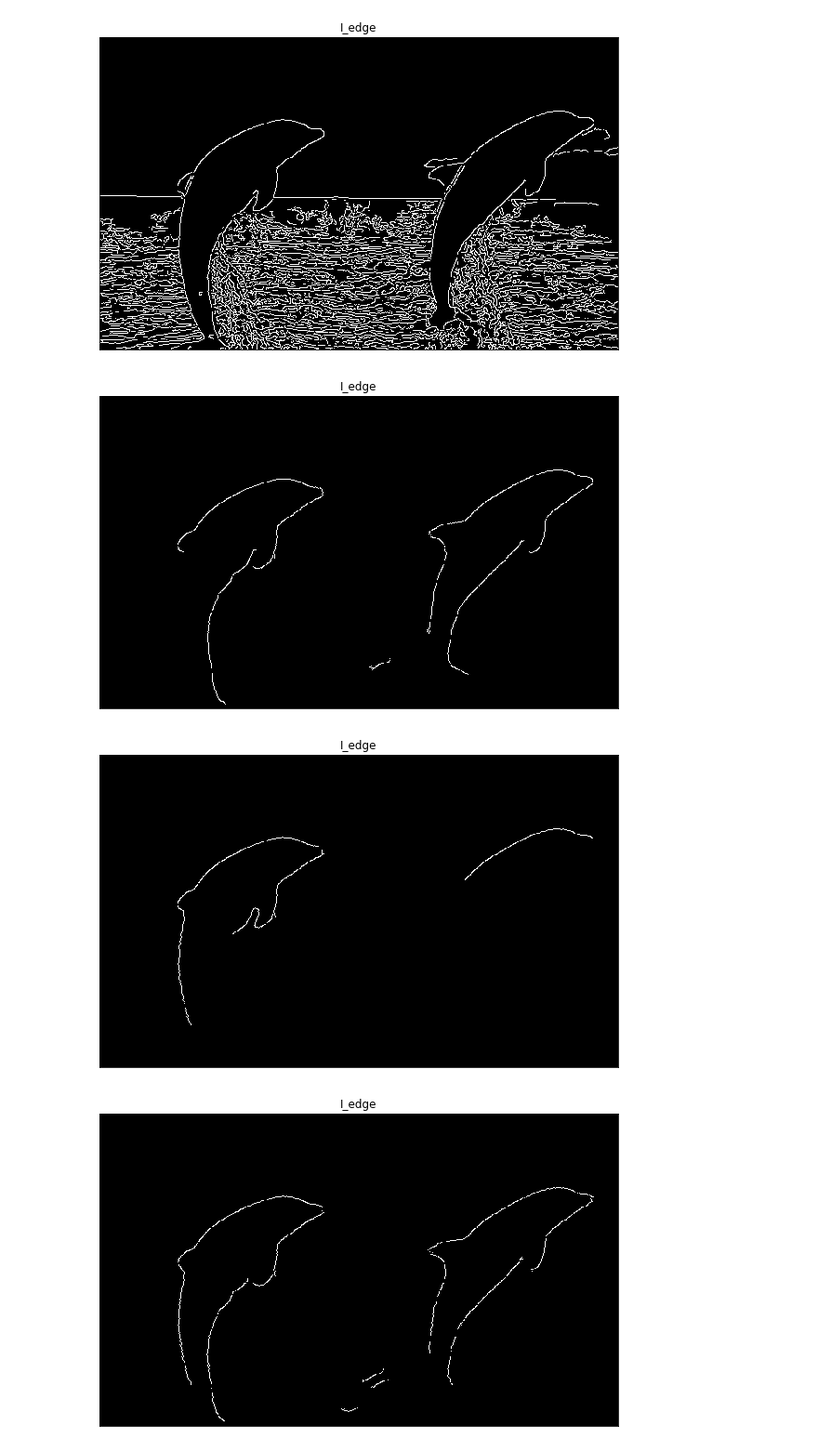
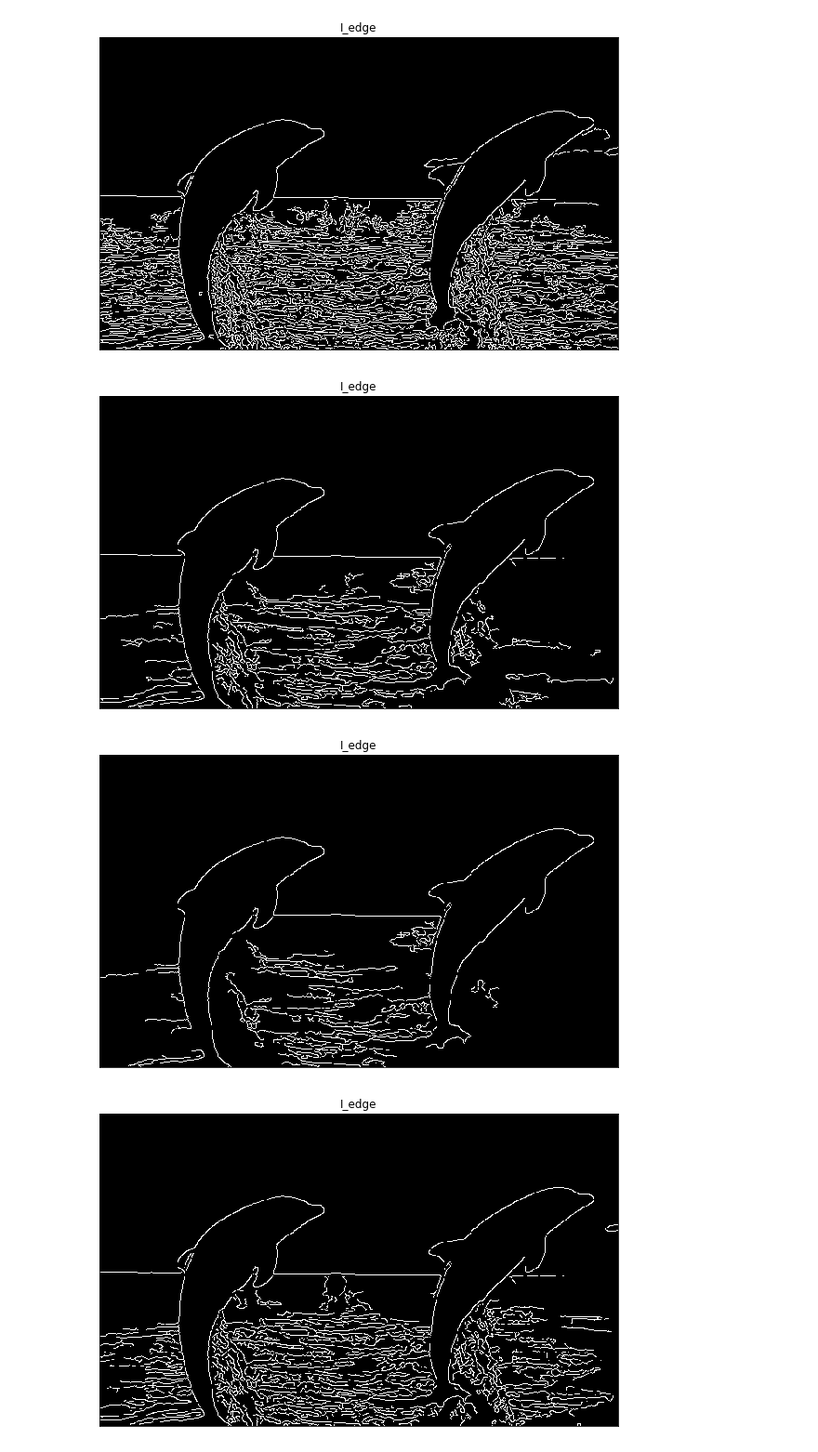
Before and after one commit to alextorabi/ECSE415, a Jupyter notebook: Assignment_1/A1.3.3.ipynb, the cells around one changed output. Shown at 93% size. Cells and saved outputs as stored; diff of their text form; code cells hidden in the pictures.

```diff
--- a/Assignment_1/A1.3.3.ipynb
+++ b/Assignment_1/A1.3.3.ipynb
@@ -1,4 +1,5 @@
 # %%
+# 3.3.2
 # creating an image
 import numpy as np
 import cv2
@@ -6,62 +7,60 @@ import matplotlib.pyplot as plt
 
 
 # store image path
-img_path = "./dolphin.jpg"
+dop_img_path = "./dolphin.jpg"
 # load image as gray-scaled
-img = cv2.imread(img_path, cv2.IMREAD_GRAYSCALE)
+dop_img = cv2.imread(dop_img_path, cv2.IMREAD_GRAYSCALE)
 
 # blur image before-hand
-img = cv2.GaussianBlur(img, (5, 5), 0)
+dop_img = cv2.GaussianBlur(dop_img, (5, 5), 0)
 
 # compute Canny edges
-I_edge = cv2.Canny(img, 10, 100)
+dop_I_edge = cv2.Canny(dop_img, 10, 100)
 #I_edge = cv2.Canny(img, 50, 100)
 
 # display images
 plt.figure(figsize=(10, 10))
-plt.subplot(111), plt.imshow(I_edge, cmap="gray")
+plt.subplot(111), plt.imshow(dop_I_edge, cmap="gray")
 plt.title("I_edge"), plt.xticks([]), plt.yticks([])
 plt.show()
 # %% [output]
 [figure]
 # %%
 # blur image before-hand
-img = cv2.GaussianBlur(img, (5,5), 0)
+dop_img = cv2.GaussianBlur(dop_img, (5,5), 0)
 
 # compute Canny edges
-I_edge = cv2.Canny(img, 10, 150)
+I_edge = cv2.Canny(dop_img, 10, 150)
 # display images
 plt.figure(figsize=(10, 10))
 plt.subplot(111), plt.imshow(I_edge, cmap="gray")
 plt.title("I_edge"), plt.xticks([]), plt.yticks([])
 plt.show()
 # %% [output]
-[figure, old version]
+[figure, new version]
 # %%
 # blur image before-hand
-img = cv2.GaussianBlur(img, (5,5), 0)
-
+dop_img = cv2.GaussianBlur(dop_img, (5,5), 0)
 # compute Canny edges
-I_edge = cv2.Canny(img, 10, 200)
+I_edge = cv2.Canny(dop_img, 10, 200)
 # display images
 plt.figure(figsize=(10, 10))
 plt.subplot(111), plt.imshow(I_edge, cmap="gray")
 plt.title("I_edge"), plt.xticks([]), plt.yticks([])
 plt.show()
 # %% [output]
-[figure, old version]
+[figure, new version]
 # %%
 # blur image before-hand
-img = cv2.GaussianBlur(img, (5,5), 0)
-
+dop_img = cv2.GaussianBlur(dop_img, (5,5), 0)
 # compute Canny edges
-I_edge = cv2.Canny(img, 30, 100)
+I_edge = cv2.Canny(dop_img, 30, 100)
 # display images
 plt.figure(figsize=(10, 10))
 plt.subplot(111), plt.imshow(I_edge, cmap="gray")
 plt.title("I_edge"), plt.xticks([]), plt.yticks([])
 plt.show()
 # %% [output]
-[figure, old version]
+[figure, new version]
 # %%
 # blur image before-hand
```
Also changed, not shown: parts of 23 cells of this notebook, 1 other file.
